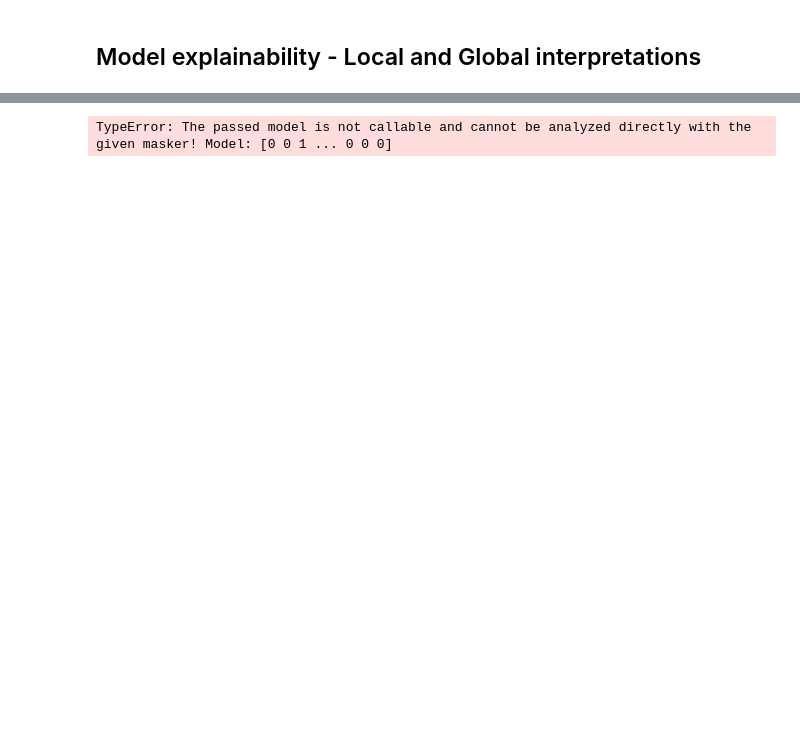
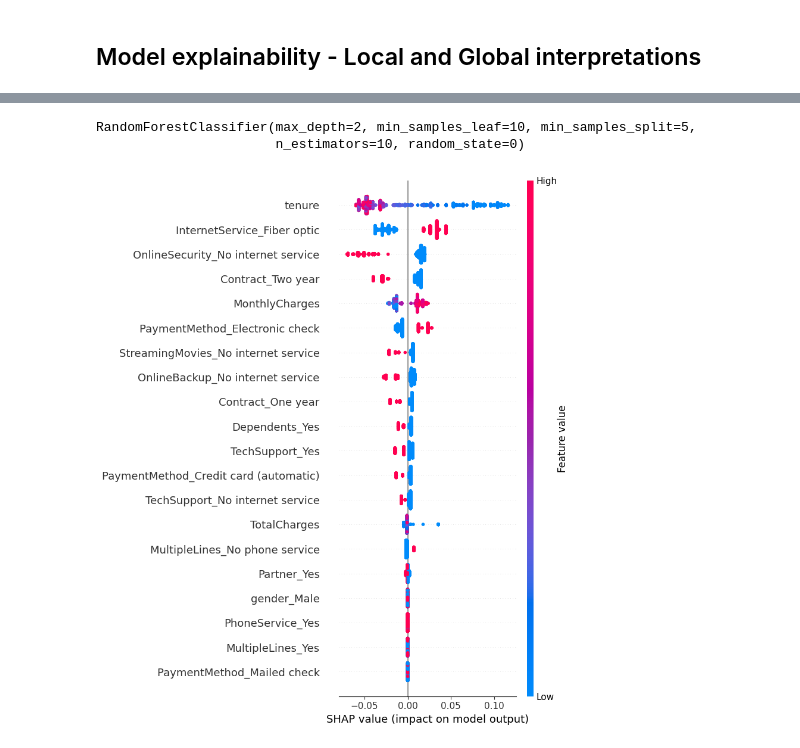
Before and after one commit to josephmailil1/Master-Thesis-repo, a Jupyter notebook: load af data.ipynb, the cells around one changed output, grey strips where cells are left out. Drawn from its saved outputs; the diff is of its cells as text; code cells hidden in the pictures; blank space fills up the shorter version.

Commit message:
Fix af SHAP-values, lave nye visuals for Churn = 1

```diff
--- a/load af data.ipynb
+++ b/load af data.ipynb
@@ -31,6 +39,6 @@ os.getcwd()
 # %%
-file_path = r"C:\Users\uffeb\OneDrive - Aarhus universitet\Kandidat\Master\Speciale\Speciale---Stibo\Data\WA_Fn-UseC_-Telco-Customer-Churn.csv"
-#file_path = r"C:\Users\josep\OneDrive - Aarhus universitet\Speciale\Speciale---Stibo\Data\WA_Fn-UseC_-Telco-Customer-Churn.csv"
+#file_path = r"C:\Users\uffeb\OneDrive - Aarhus universitet\Kandidat\Master\Speciale\Speciale---Stibo\Data\WA_Fn-UseC_-Telco-Customer-Churn.csv"
+file_path = r"C:\Users\josep\OneDrive - Aarhus universitet\Speciale\Speciale---Stibo\Data\WA_Fn-UseC_-Telco-Customer-Churn.csv"
 # %%
 data = pd.read_csv(file_path)
 # %%
@@ -165,26 +173,34 @@ df_processed.head()
 5 rows × 31 columns
 # %%
 # Import necessary libraries
-from sklearn.model_selection import train_test_split
+from sklearn.model_selection import train_test_split, GridSearchCV
 from sklearn.ensemble import RandomForestClassifier
 from sklearn.metrics import accuracy_score, classification_report
 
 # Split the data into training and testing sets
 X_train, X_test, y_train, y_test = train_test_split(df_processed.drop('Churn', axis=1), df_processed['Churn'], test_size=0.2, random_state=42)
 
+param_grid = {
+    'max_depth': [2],
+    'max_features': ['sqrt'],
+    'min_samples_leaf': [10],
+    'min_samples_split': [5],
+    'n_estimators': [10]
+    }
+
 # Initialize the RandomForestClassifier (you can choose any other classifier)
-classifier = RandomForestClassifier(random_state=42)
+classifier = RandomForestClassifier(random_state=0)
 
 # Train the classifier on the training set
-classifier.fit(X_train, y_train)
+n_estimators = 100
+grid_search_rf = GridSearchCV(estimator=classifier, param_grid=param_grid, cv=5, scoring='neg_mean_squared_error', n_jobs=-1)
+grid_search_rf.fit(X_train, y_train)
 
-# Make predictions on the testing set
-y_pred = classifier.predict(X_test)
+best_params_rf = grid_search_rf.best_params_
+print("Best Hyperparameters:", best_params_rf)
 
-# Evaluate the model
-accuracy = accuracy_score(y_test, y_pred)
-classification_report_output = classification_report(y_test, y_pred)
 
-print(f'Accuracy: {accuracy}')
-print('Classification Report:\n', classification_report_output)
+# Use the best model for predictions
+best_model_rf = grid_search_rf.best_estimator_
+y_pred_rf = best_model_rf.predict(X_test)
 # %% [output]
@@ -225,15 +278,24 @@ Note: you may need to restart the kernel to use updated packages.
+# %%
+best_model_rf
+# %% [output]
+RandomForestClassifier(max_depth=2, min_samples_leaf=10, min_samples_split=5,
+                       n_estimators=10, random_state=0)
 # %%
 import shap
+import matplotlib.pyplot as plt
 
 # Create an explainer for the best model
-explainer_rf = shap.Explainer(y_pred)
+explainer_rf = shap.Explainer(best_model_rf)
+
+#X_test_col = X_test.columns
 
 # Calculate SHAP values for a single prediction (change the index as needed)
-shap_values_rf = explainer_rf(X_test.iloc[0])
+#shap_values_rf = explainer_rf(X_test.iloc[1])
 
 # Calculate SHAP values for a set of predictions
 shap_values_rf = explainer_rf(X_test)
 
-shap.summary_plot(shap_values_rf, X_test)
+# Create an output for Churn = 1, for all X observations in the test set
+shap.summary_plot(shap_values_rf[:, :, 1], X_test)
 # %% [output]
-TypeError: The passed model is not callable and cannot be analyzed directly with the given masker! Model: [0 0 1 ... 0 0 0]
+[figure, added]
```
Also changed, not shown: parts of 14 cells of this notebook.
